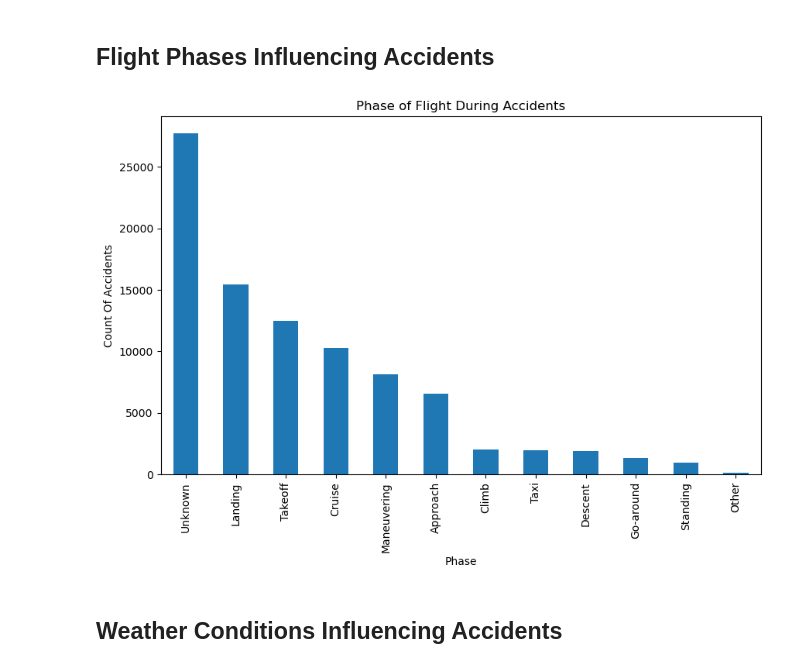
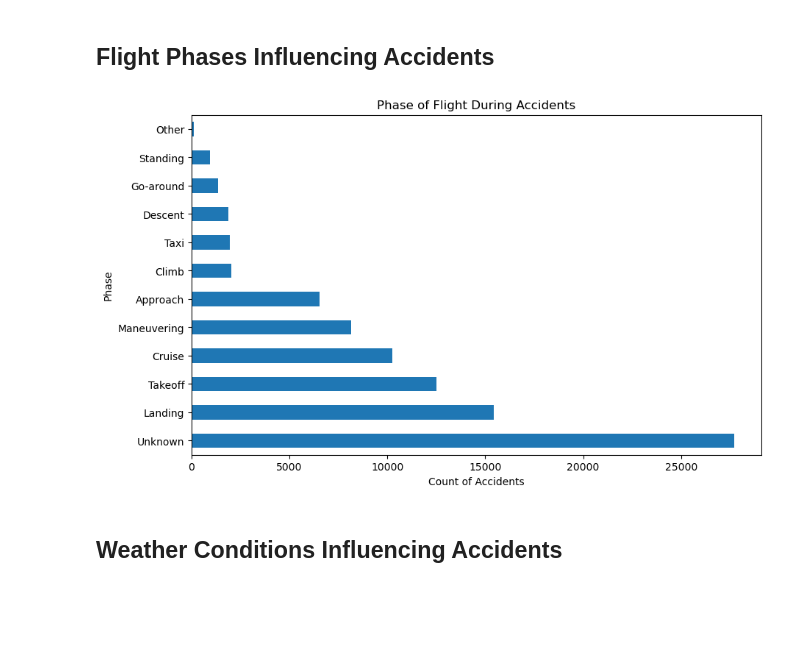
Before and after one commit to Gloryannne/Aircraft-Analysis, a Jupyter notebook: Aircraft Risk Analysis.ipynb, the cells around one changed output. Drawn from its saved outputs; the diff is of its cells as text; code cells hidden in the pictures; blank space fills up the shorter version.

```diff
--- a/Aircraft Risk Analysis.ipynb
+++ b/Aircraft Risk Analysis.ipynb
@@ -126,7 +123,3 @@ df['Total.Injured'] = df['Total.Fatal.Injuries']+df['Total.Serious.Injuries']+df
-# %%
-#Dropping the combined columns
-cols_to_drop = ['Total.Fatal.Injuries', 'Total.Serious.Injuries', 'Total.Minor.Injuries']
-df = df.drop(columns=[col for col in cols_to_drop if col in df.columns])
 # %%
 # Fill missing values for categorical columns
 df['Location'].fillna('Unknown', inplace=True)
@@ -136,17 +129,23 @@ df['Weather.Condition'].fillna('Unknown', inplace=True)
 df['Engine.Type'].fillna('Unknown', inplace=True)
 df['Aircraft.Category'].fillna('Unknown', inplace=True)
 df['Aircraft.damage'].fillna('Unknown', inplace=True)
-df['Amateur.Built'].fillna('Unknown', inplace=True)
+df['Purpose.of.flight'].fillna('Unknown', inplace=True)
 # %%
 #Renaming the Unknown columns of the Weather condition column with one name
 df['Weather.Condition']= df['Weather.Condition'].replace('Unknown','UNK')
 df['Weather.Condition']= df['Weather.Condition'].replace('Unk','UNK')
+# %%
+#Renaming the Unknown columns of the Aircraft Category column with one name
+df['Aircraft.Category']= df['Aircraft.Category'].replace('Unknown','UNK')
 # %%
 #Filling the missing values in the Make column
 df['Make'].fillna(df['Make'].mode()[0], inplace=True)
 # %%
 #Filling missing values in the Model column
 df['Model'] = df.groupby('Make')['Model'].transform(lambda x: x.fillna(x.mode()[0]) if not x.mode().empty else 'Unknown')
+# %%
+# Convert all entries in 'Make' column to lowercase
+df['Make'] = df['Make'].str.title()
 # %%
 #Confirming if all the missing data is cleaned
 df.isna().sum()
@@ -268,14 +288,14 @@ plt.show()
 # %%
 
 flight_phases = df['Broad.phase.of.flight'].value_counts()
 
 #Plotting the bar chart
-ax= flight_phases.plot(kind='bar', figsize=(10, 6),title='Phase of Flight During Accidents')
-ax.set_xlabel('Phase')
-ax.set_ylabel('Count Of Accidents')
+ax= flight_phases.plot(kind='barh', figsize=(10, 6),title='Phase of Flight During Accidents')
+ax.set_xlabel('Count of Accidents')
+ax.set_ylabel('Phase')
 plt.show()
 # %% [output]
-[figure, old version]
+[figure, new version]
 # %% [markdown]
 <h2>Weather Conditions Influencing Accidents</h2>
 # %%
```
Also changed, not shown: parts of 30 cells of this notebook.
